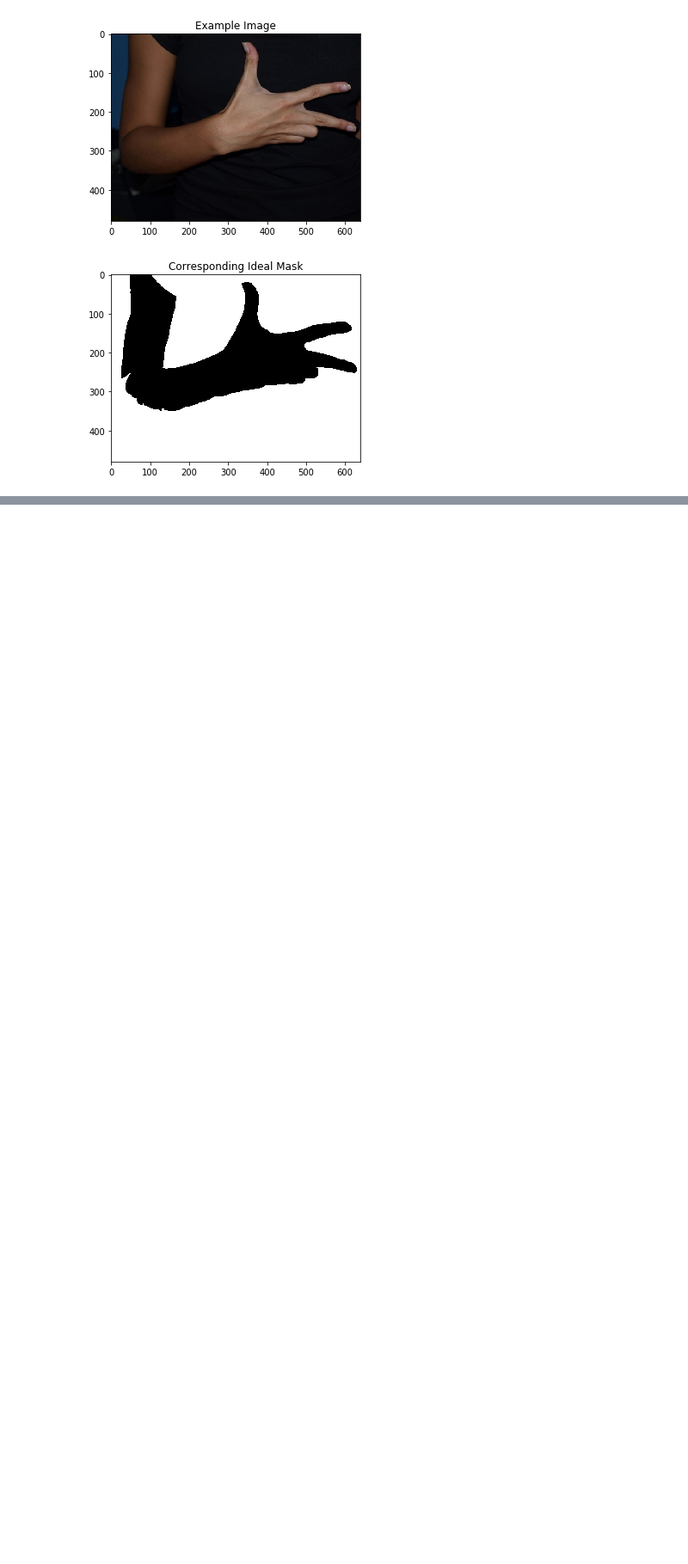
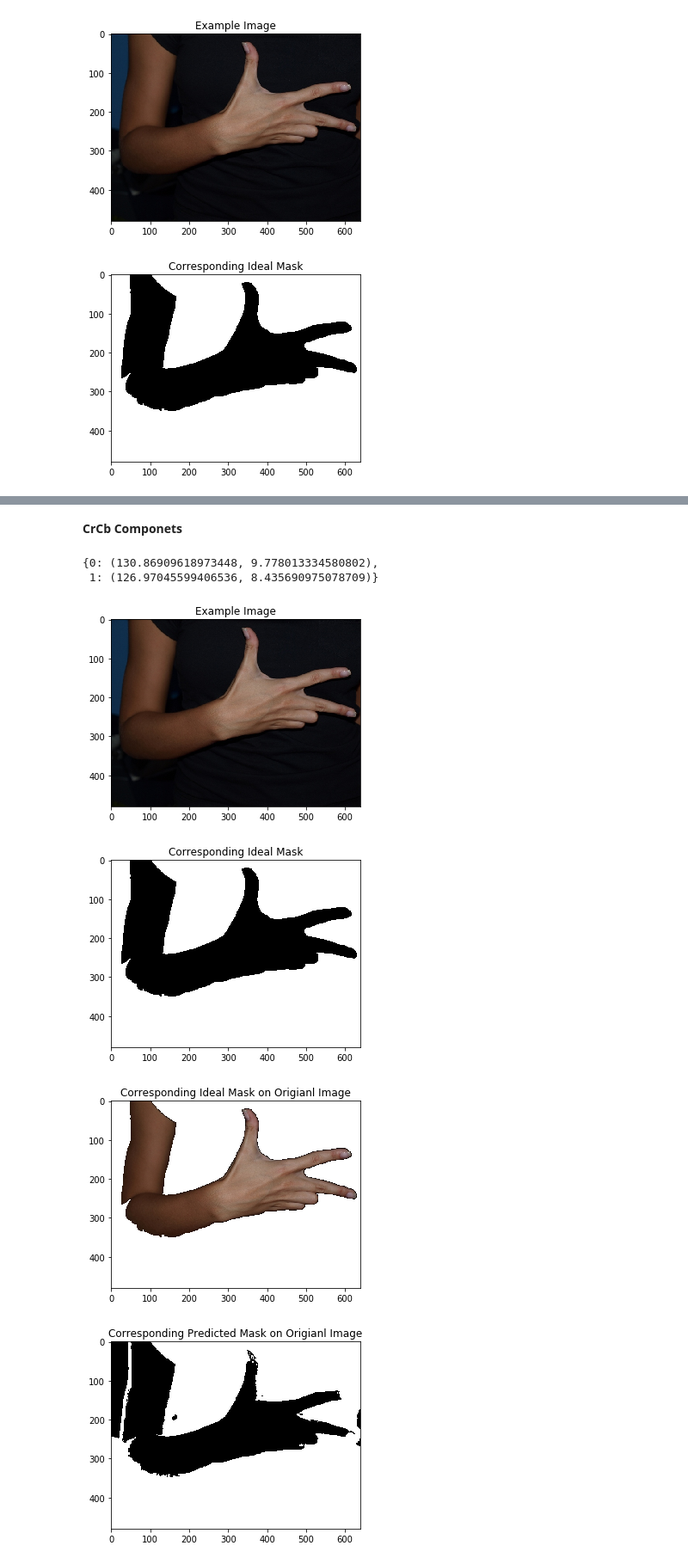
Before and after one commit to uridr/Finger-Detection, a Jupyter notebook: preprocessing/skin_color_characterization.ipynb, the cells around one changed output, grey strips where cells are left out. Shown: that part at 86% size. Drawn from its saved outputs; the diff is of its cells as text; code cells hidden in the pictures; blank space fills up the shorter version.

```diff
--- a/preprocessing/skin_color_characterization.ipynb
+++ b/preprocessing/skin_color_characterization.ipynb
@@ -128,0 +218,33 @@ plt.show()
+# %% [markdown]
+**CrCb Componets**
+# %%
+images_crcb = removeChannels(images_ycrcb, [1,2])
+valid_images_crcb = removeChannels(valid_images_ycrcb, [1,2])
+# %%
+channels = 2
+stats = skinCharacterization(images_crcb, masks, channels)
+# %%
+stats
+# %% [output]
+{0: (130.86909618973448, 9.778013334580802),
+ 1: (126.97045599406536, 8.435690975078709)}
+# %%
+predicted_mask = pixelClassification(images_crcb['3_P_hgr1_id05_3'], channels, stats)
+# %%
+plt.title("Example Image")
+plt.imshow(cv2.cvtColor(images['3_P_hgr1_id05_3'], cv2.COLOR_BGR2RGB))
+plt.show()
+plt.title("Corresponding Ideal Mask")
+plt.imshow(cv2.cvtColor(masks['3_P_hgr1_id05_3'], cv2.COLOR_BGR2RGB))
+plt.show()
+plt.title("Corresponding Ideal Mask on Origianl Image")
+plt.imshow(cv2.cvtColor(skin_images['3_P_hgr1_id05_3'], cv2.COLOR_BGR2RGB))
+plt.show()
+plt.title("Corresponding Predicted Mask on Origianl Image")
+plt.imshow(predicted_mask, cmap='gray')
+plt.show()
+# %% [output]
+[figure, added]
+[figure, added]
+[figure, added]
+[figure, added]
```
Also changed, not shown: parts of 34 cells of this notebook.
